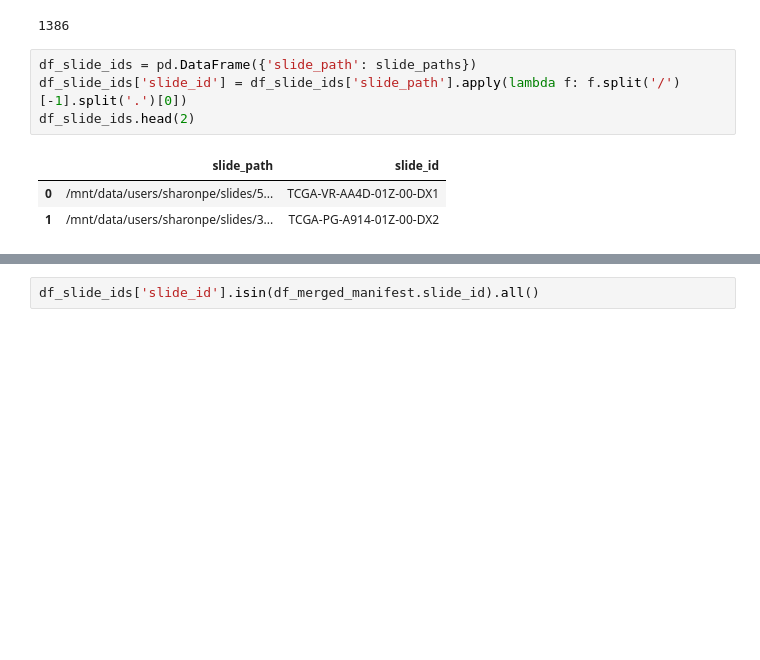
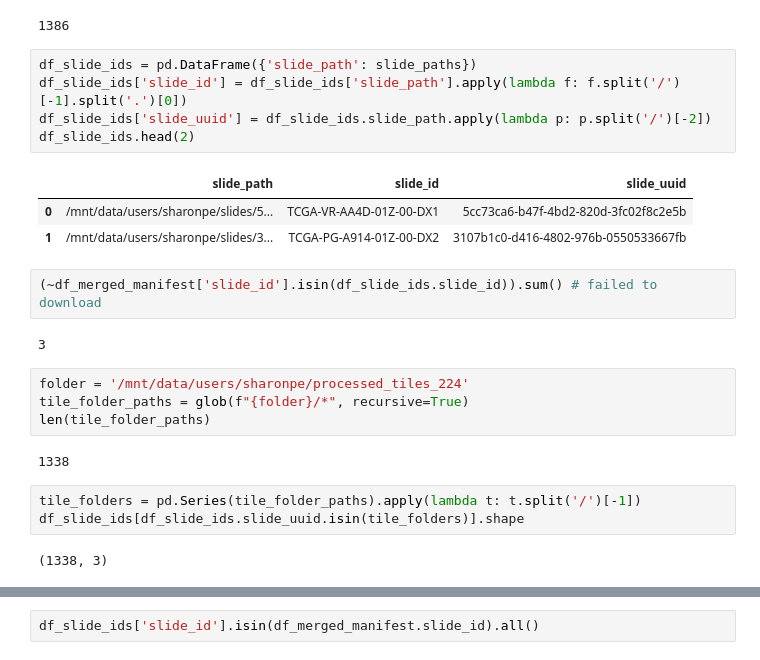
Before and after one commit to SharonPeled/microsatellite-instability-classification, a Jupyter notebook: data/subtype_classification/EDA_manifest_labeled.ipynb, the cells around one changed output, grey strips where cells are left out. Cells and saved outputs as stored; diff of their text form; blank space fills up the shorter version.

```diff
--- a/data/subtype_classification/EDA_manifest_labeled.ipynb
+++ b/data/subtype_classification/EDA_manifest_labeled.ipynb
@@ -81,8 +82,24 @@ len(slide_paths)
 # %%
 df_slide_ids = pd.DataFrame({'slide_path': slide_paths})
 df_slide_ids['slide_id'] = df_slide_ids['slide_path'].apply(lambda f: f.split('/')[-1].split('.')[0])
+df_slide_ids['slide_uuid'] = df_slide_ids.slide_path.apply(lambda p: p.split('/')[-2])
 df_slide_ids.head(2)
 # %% [output]
-|  | slide_path | slide_id |
-| 0 | /mnt/data/users/sharonpe/slides/5... | TCGA-VR-AA4D-01Z-00-DX1 |
-| 1 | /mnt/data/users/sharonpe/slides/3... | TCGA-PG-A914-01Z-00-DX2 |
+|  | slide_path | slide_id | slide_uuid |
+| 0 | /mnt/data/users/sharonpe/slides/5... | TCGA-VR-AA4D-01Z-00-DX1 | 5cc73ca6-b47f-4bd2-820d-3fc02f8c2e5b |
+| 1 | /mnt/data/users/sharonpe/slides/3... | TCGA-PG-A914-01Z-00-DX2 | 3107b1c0-d416-4802-976b-0550533667fb |
+# %%
+(~df_merged_manifest['slide_id'].isin(df_slide_ids.slide_id)).sum() # failed to download
+# %% [output]
+3
+# %%
+folder = '/mnt/data/users/sharonpe/processed_tiles_224'
+tile_folder_paths = glob(f"{folder}/*", recursive=True)
+len(tile_folder_paths)
+# %% [output]
+1338
+# %%
+tile_folders = pd.Series(tile_folder_paths).apply(lambda t: t.split('/')[-1])
+df_slide_ids[df_slide_ids.slide_uuid.isin(tile_folders)].shape
+# %% [output]
+(1338, 3)
```
Also changed, not shown: parts of 8 cells of this notebook, 1 other file.
